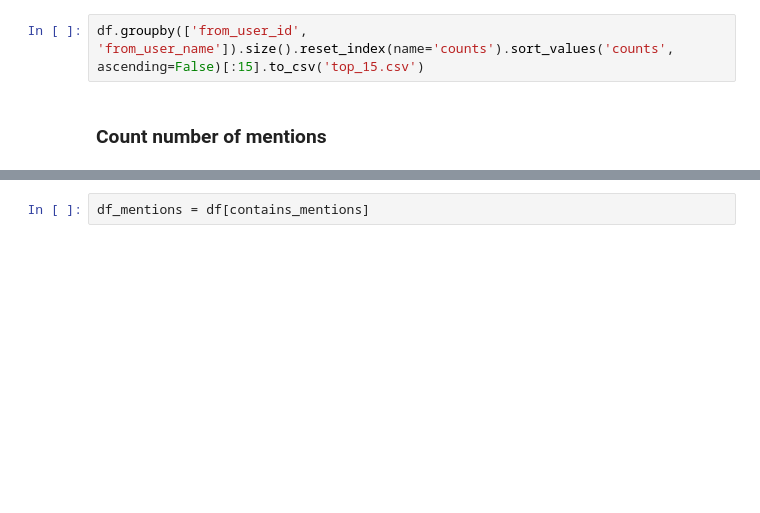
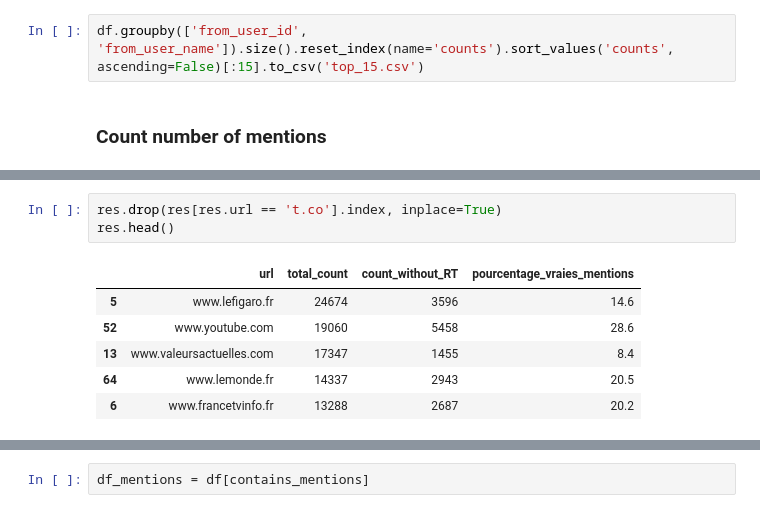
Before and after one commit to CERES-Sorbonne/Restweetution, a Jupyter notebook: experiences/5. Metrics.ipynb, the cells around one changed output, grey strips where cells are left out. Drawn from its saved outputs; the diff is of its cells as text; blank space fills up the shorter version.

```diff
--- a/experiences/5. Metrics.ipynb
+++ b/experiences/5. Metrics.ipynb
@@ -80 +113,11 @@ res.head()
+# %%
+res.drop(res[res.url == 't.co'].index, inplace=True)
+res.head()
+# %% [output]
+|  | url | total_count | count_without_RT | pourcentage_vraies_mentions |
+| 5 | www.lefigaro.fr | 24674 | 3596 | 14.6 |
+| 52 | www.youtube.com | 19060 | 5458 | 28.6 |
+| 13 | www.valeursactuelles.com | 17347 | 1455 | 8.4 |
+| 64 | www.lemonde.fr | 14337 | 2943 | 20.5 |
+| 6 | www.francetvinfo.fr | 13288 | 2687 | 20.2 |
 # %%
```
Also changed, not shown: parts of 33 cells of this notebook, 2 other files.
